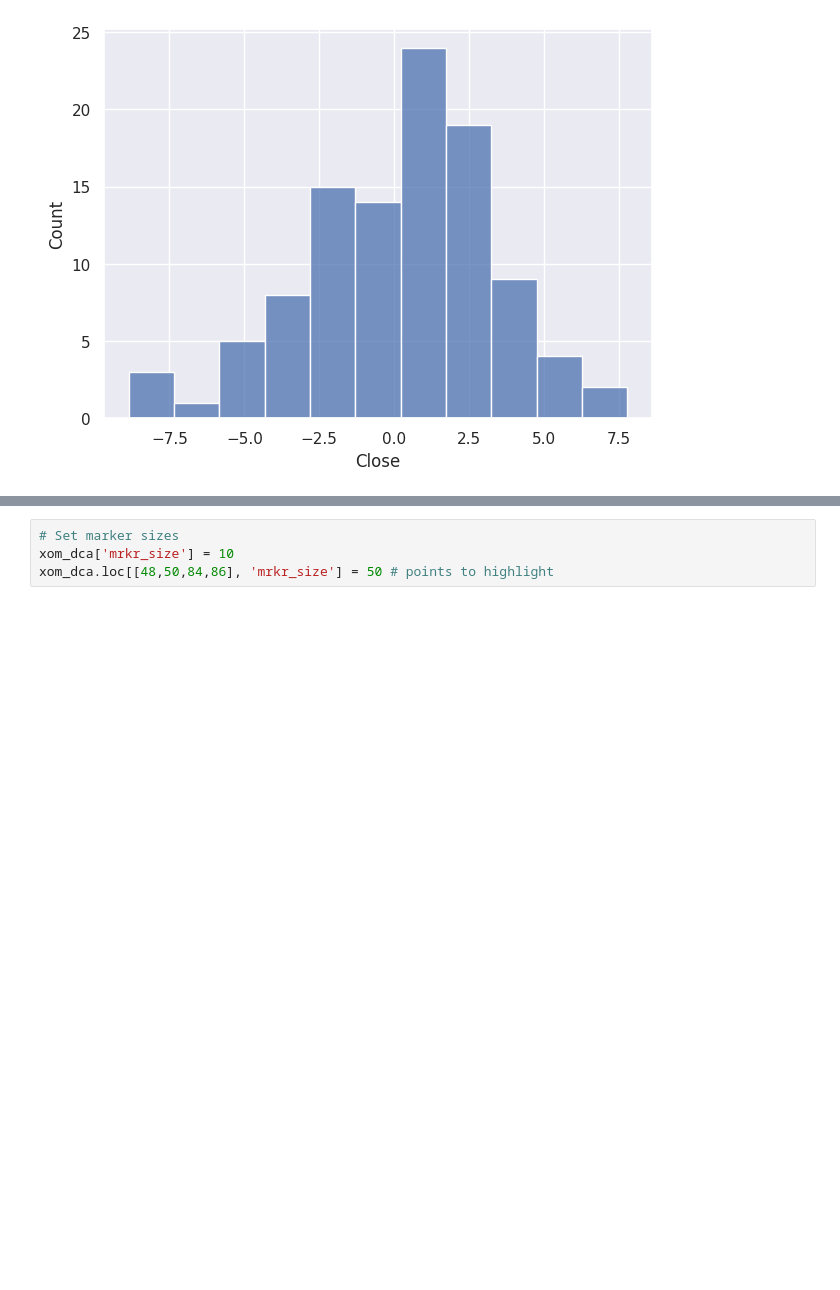
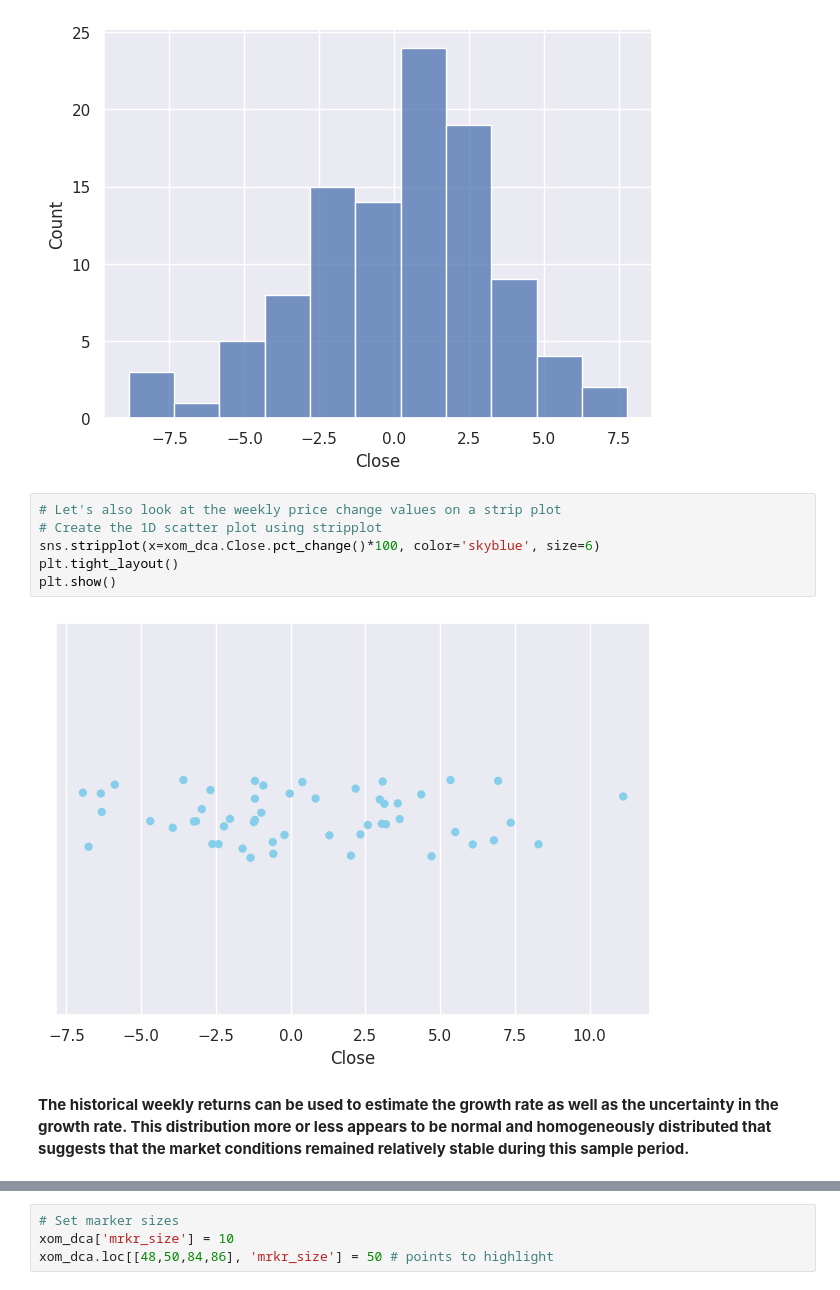
Before and after one commit to dtilley/quantitative_finance_toolkit, a Jupyter notebook: dollar_cost_averaging_with_adaptive_price_drop.ipynb, the cells around one changed output, grey strips where cells are left out. Cells and saved outputs as stored; diff of their text form; blank space fills up the shorter version.

```diff
--- a/dollar_cost_averaging_with_adaptive_price_drop.ipynb
+++ b/dollar_cost_averaging_with_adaptive_price_drop.ipynb
@@ -151,4 +144,14 @@ plt.tight_layout()
 plt.show()
 # %% [output]
 [figure]
+# %%
+# Let's also look at the weekly price change values on a strip plot
+# Create the 1D scatter plot using stripplot
+sns.stripplot(x=xom_dca.Close.pct_change()*100, color='skyblue', size=6)
+plt.tight_layout()
+plt.show()
+# %% [output]
+[figure, added]
+# %% [markdown]
+**The historical weekly returns can be used to estimate the growth rate as well as the uncertainty in the growth rate. This distribution more or less appears to be normal and homogeneously distributed that suggests that the market conditions remained relatively stable during this sample period.**
 # %%
```
Also changed, not shown: parts of 75 cells of this notebook, 2 other files.
